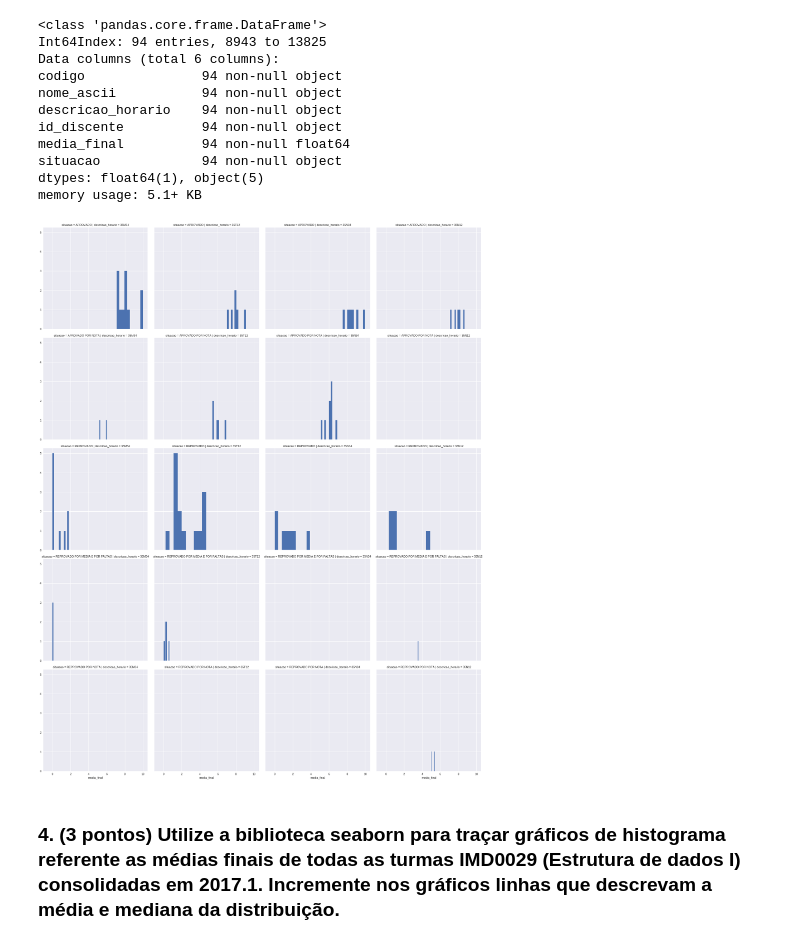
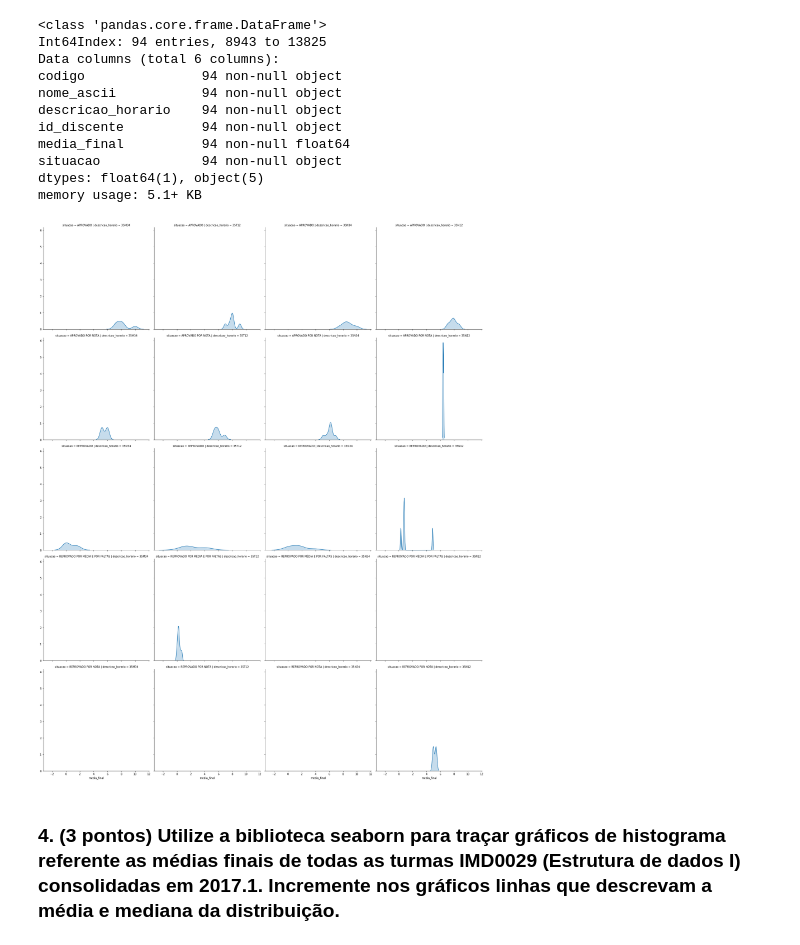
Before and after one commit to ailsonfds/IMD0033_Probabilidade, a Jupyter notebook: Atividades/Unidade 02/Avaliação Unidade 02.ipynb, the cells around one changed output. Saved outputs shown, nothing was run; the diff lists cells and outputs as text; code cells hidden in the pictures.

```diff
--- a/Atividades/Unidade 02/Avaliação Unidade 02.ipynb
+++ b/Atividades/Unidade 02/Avaliação Unidade 02.ipynb
@@ -251,16 +251,16 @@ memory usage: 5.1+ KB
 # %%
 # Colunas serão os horários, as linhas a situação do aluno
 #g = sns.FacetGrid(imd0030, col="descricao_horario", row='situacao',size=6)
 g = sns.FacetGrid(imd0030, col="descricao_horario", row='situacao',size=6)
 
 # O eixo x será as notas dos alunos
-g.map(plt.hist, "media_final")
-#g.map(sns.kdeplot, "media_final", shade=True)
+# g.map(plt.hist, "media_final")
+g.map(sns.kdeplot, "media_final", shade=True)
 
 # Plot the graph
 plt.show()
 # %% [output]
-[figure, old version]
+[figure, new version]
 # %% [markdown]
 ### 4. (3 pontos) Utilize a biblioteca seaborn para traçar gráficos de histograma referente as médias finais de todas as turmas IMD0029 (Estrutura de dados I) consolidadas em 2017.1. Incremente nos gráficos linhas que descrevam a média e mediana da distribuição.
 # %%
```
Also changed, not shown: parts of 3 cells of this notebook, 1 other file.
